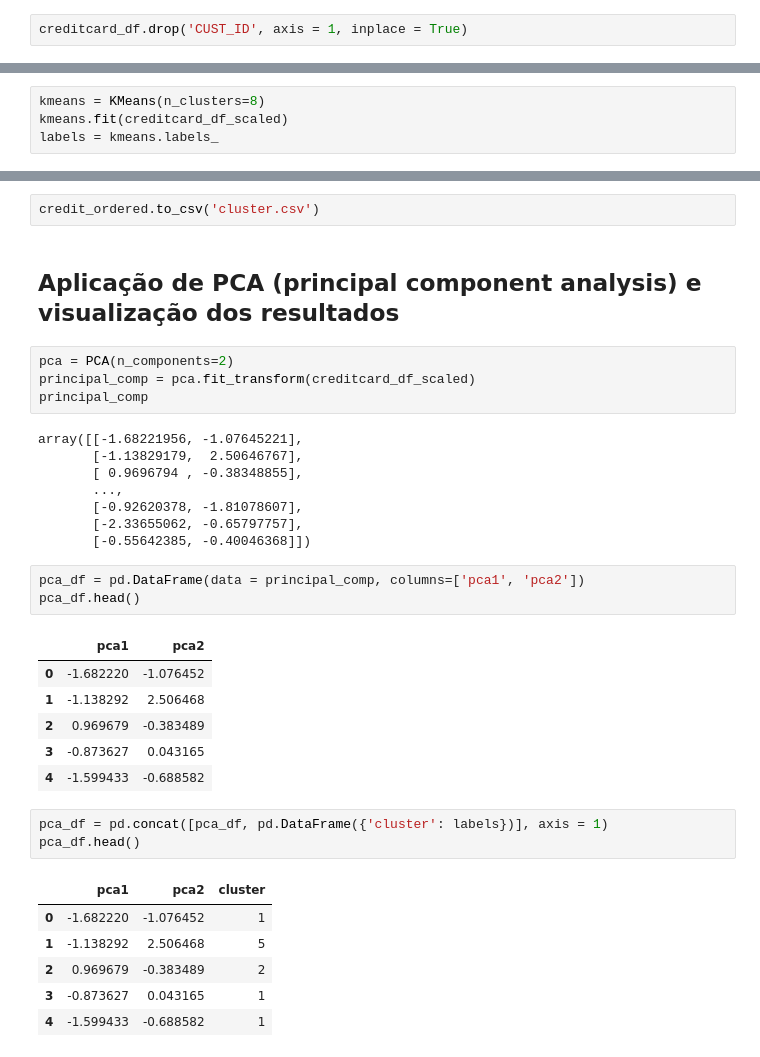
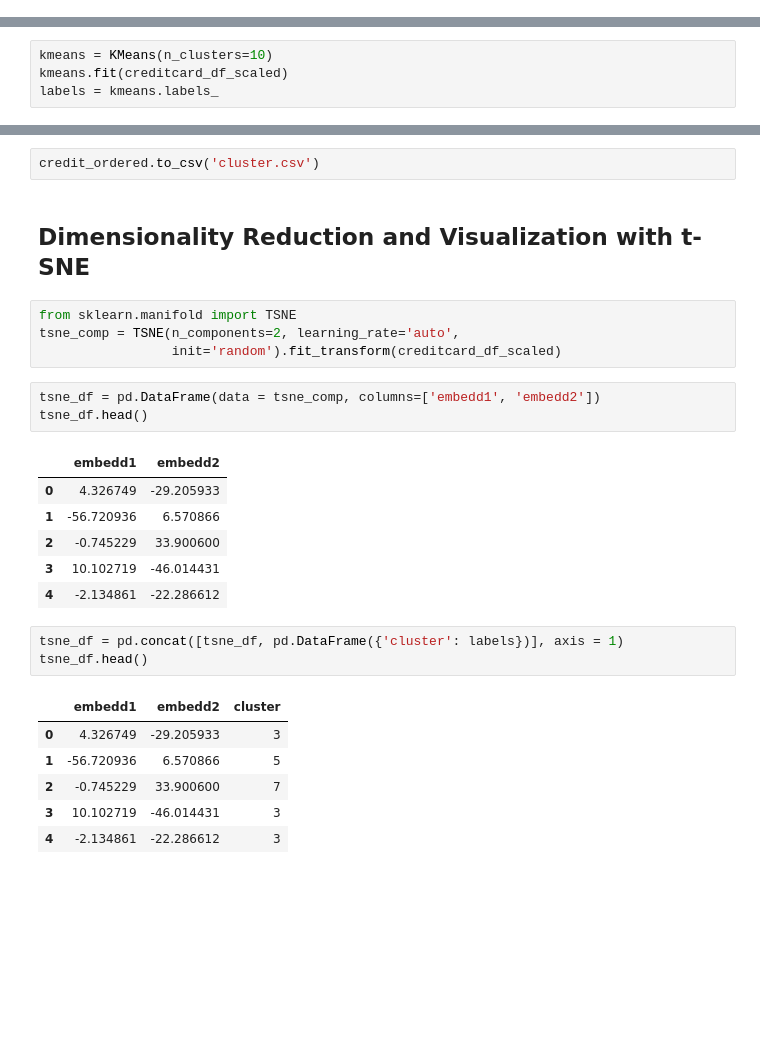
Before and after one commit to hagijakobson/customer-segmentation, a Jupyter notebook: customer_segmentation.ipynb, the cells around one changed output, grey strips where cells are left out. Cells and saved outputs as stored; diff of their text form; blank space fills up the shorter version.

```diff
--- a/customer_segmentation.ipynb
+++ b/customer_segmentation.ipynb
@@ -156,2 +197,0 @@ creditcard_df.duplicated().sum()
-# %%
-creditcard_df.drop('CUST_ID', axis = 1, inplace = True)
@@ -257,4 +261,4 @@ plt.ylabel('WCSS');
 # %%
-kmeans = KMeans(n_clusters=8)
+kmeans = KMeans(n_clusters=10)
 kmeans.fit(creditcard_df_scaled)
 labels = kmeans.labels_
@@ -381,38 +366,30 @@ credit_ordered.tail()
 # %%
 credit_ordered.to_csv('cluster.csv')
-# %% [markdown]
-## Aplicação de PCA (principal component analysis) e visualização dos resultados
-# %%
-pca = PCA(n_components=2)
-principal_comp = pca.fit_transform(creditcard_df_scaled)
-principal_comp
-# %% [output]
-array([[-1.68221956, -1.07645221],
-       [-1.13829179,  2.50646767],
-       [ 0.9696794 , -0.38348855],
-       ...,
-       [-0.92620378, -1.81078607],
-       [-2.33655062, -0.65797757],
-       [-0.55642385, -0.40046368]])
+# %% [markdown]
+## Dimensionality Reduction and Visualization with t-SNE
+# %%
+from sklearn.manifold import TSNE
+tsne_comp = TSNE(n_components=2, learning_rate='auto',
+                 init='random').fit_transform(creditcard_df_scaled)
 # %%
-pca_df = pd.DataFrame(data = principal_comp, columns=['pca1', 'pca2'])
-pca_df.head()
+tsne_df = pd.DataFrame(data = tsne_comp, columns=['embedd1', 'embedd2'])
+tsne_df.head()
 # %% [output]
-|  | pca1 | pca2 |
-| 0 | -1.682220 | -1.076452 |
-| 1 | -1.138292 | 2.506468 |
-| 2 | 0.969679 | -0.383489 |
-| 3 | -0.873627 | 0.043165 |
-| 4 | -1.599433 | -0.688582 |
+|  | embedd1 | embedd2 |
+| 0 | 4.326749 | -29.205933 |
+| 1 | -56.720936 | 6.570866 |
+| 2 | -0.745229 | 33.900600 |
+| 3 | 10.102719 | -46.014431 |
+| 4 | -2.134861 | -22.286612 |
 # %%
-pca_df = pd.concat([pca_df, pd.DataFrame({'cluster': labels})], axis = 1)
-pca_df.head()
+tsne_df = pd.concat([tsne_df, pd.DataFrame({'cluster': labels})], axis = 1)
+tsne_df.head()
 # %% [output]
-|  | pca1 | pca2 | cluster |
-| 0 | -1.682220 | -1.076452 | 1 |
-| 1 | -1.138292 | 2.506468 | 5 |
-| 2 | 0.969679 | -0.383489 | 2 |
-| 3 | -0.873627 | 0.043165 | 1 |
-| 4 | -1.599433 | -0.688582 | 1 |
+|  | embedd1 | embedd2 | cluster |
+| 0 | 4.326749 | -29.205933 | 3 |
+| 1 | -56.720936 | 6.570866 | 5 |
+| 2 | -0.745229 | 33.900600 | 7 |
+| 3 | 10.102719 | -46.014431 | 3 |
+| 4 | -2.134861 | -22.286612 | 3 |
 # %%
 plt.figure(figsize=(10,10))
```
Also changed, not shown: parts of 88 cells of this notebook.
